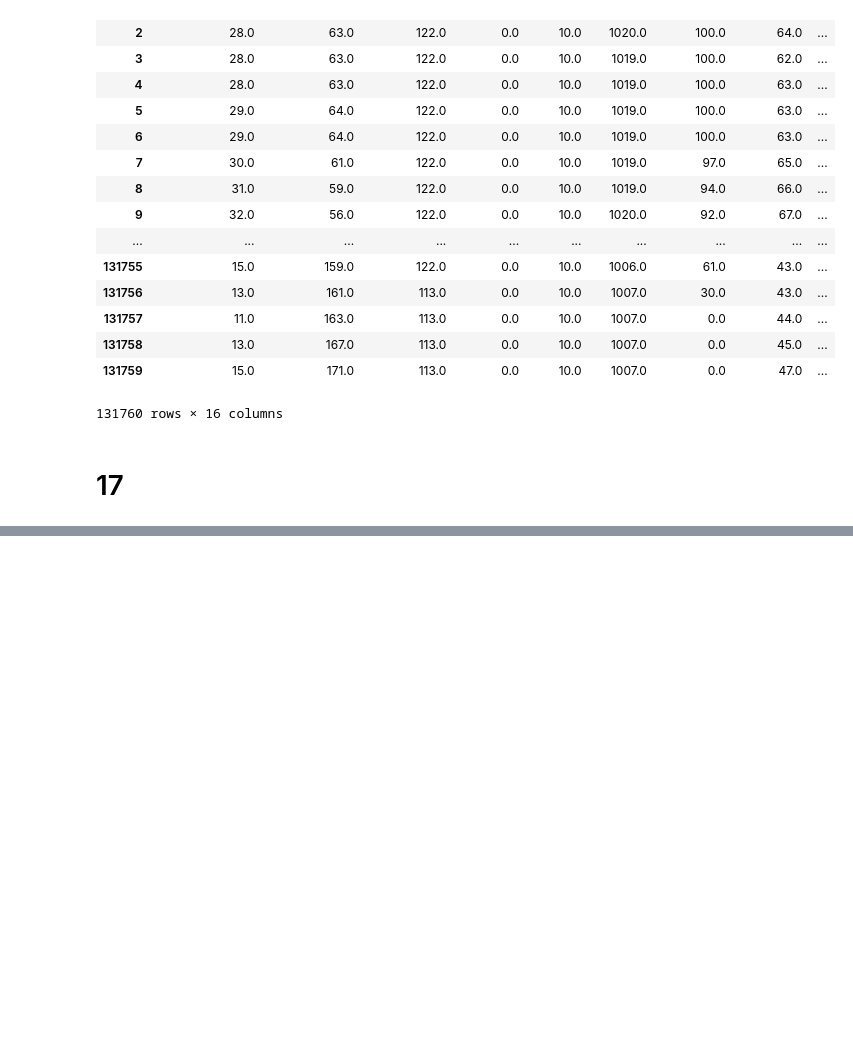
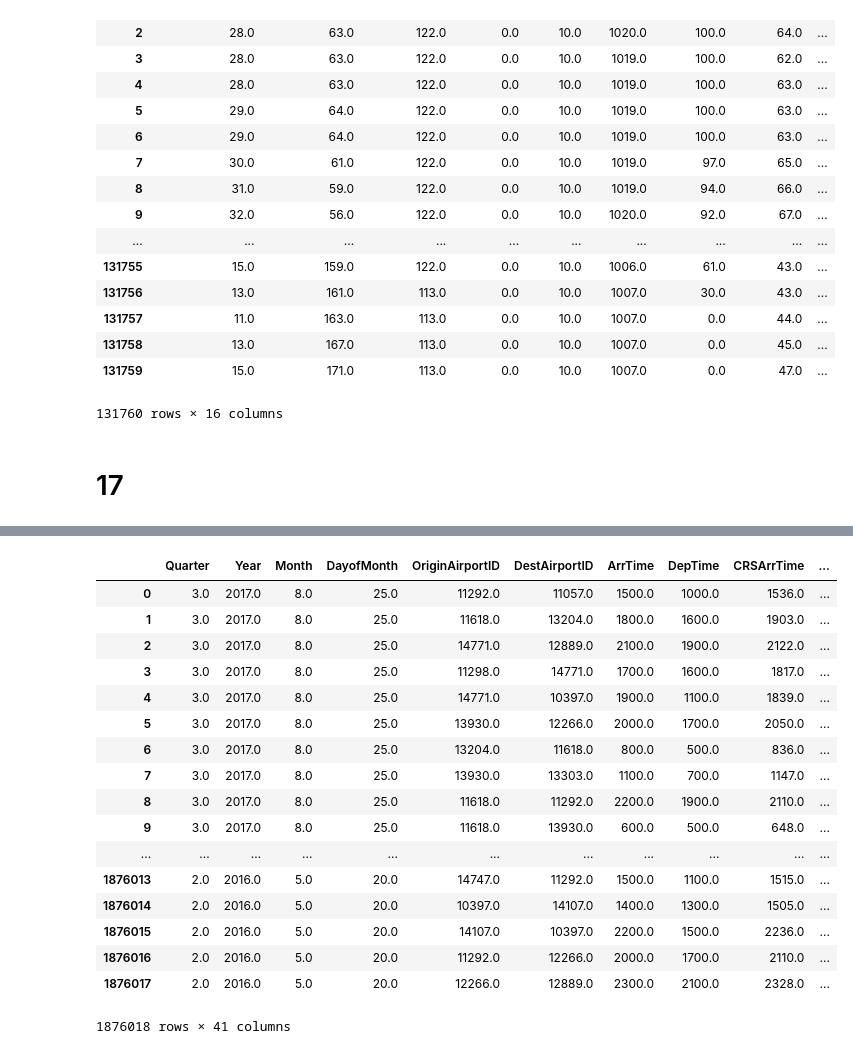
Before and after one commit to AMVamsi/Flight_Delay_Prediction, a Jupyter notebook: Project.ipynb, the cells around one changed output, grey strips where cells are left out. Saved outputs shown, nothing was run; the diff lists cells and outputs as text; code cells hidden in the pictures; blank space fills up the shorter version.

```diff
--- a/Project.ipynb
+++ b/Project.ipynb
@@ -332,0 +363,23 @@ df3
+# %%
+df2=df1.drop(columns=['Unnamed: 0'])
+df2.to_csv("Data.csv")
+df2
+# %% [output]
+|  | Quarter | Year | Month | DayofMonth | OriginAirportID | DestAirportID | ArrTime | DepTime | CRSArrTime | ... |
+| 0 | 3.0 | 2017.0 | 8.0 | 25.0 | 11292.0 | 11057.0 | 1500.0 | 1000.0 | 1536.0 | ... |
+| 1 | 3.0 | 2017.0 | 8.0 | 25.0 | 11618.0 | 13204.0 | 1800.0 | 1600.0 | 1903.0 | ... |
+| 2 | 3.0 | 2017.0 | 8.0 | 25.0 | 14771.0 | 12889.0 | 2100.0 | 1900.0 | 2122.0 | ... |
+| 3 | 3.0 | 2017.0 | 8.0 | 25.0 | 11298.0 | 14771.0 | 1700.0 | 1600.0 | 1817.0 | ... |
+| 4 | 3.0 | 2017.0 | 8.0 | 25.0 | 14771.0 | 10397.0 | 1900.0 | 1100.0 | 1839.0 | ... |
+| 5 | 3.0 | 2017.0 | 8.0 | 25.0 | 13930.0 | 12266.0 | 2000.0 | 1700.0 | 2050.0 | ... |
+| 6 | 3.0 | 2017.0 | 8.0 | 25.0 | 13204.0 | 11618.0 | 800.0 | 500.0 | 836.0 | ... |
+| 7 | 3.0 | 2017.0 | 8.0 | 25.0 | 13930.0 | 13303.0 | 1100.0 | 700.0 | 1147.0 | ... |
+| 8 | 3.0 | 2017.0 | 8.0 | 25.0 | 11618.0 | 11292.0 | 2200.0 | 1900.0 | 2110.0 | ... |
+| 9 | 3.0 | 2017.0 | 8.0 | 25.0 | 11618.0 | 13930.0 | 600.0 | 500.0 | 648.0 | ... |
+| ... | ... | ... | ... | ... | ... | ... | ... | ... | ... | ... |
+| 1876013 | 2.0 | 2016.0 | 5.0 | 20.0 | 14747.0 | 11292.0 | 1500.0 | 1100.0 | 1515.0 | ... |
+| 1876014 | 2.0 | 2016.0 | 5.0 | 20.0 | 10397.0 | 14107.0 | 1400.0 | 1300.0 | 1505.0 | ... |
+| 1876015 | 2.0 | 2016.0 | 5.0 | 20.0 | 14107.0 | 10397.0 | 2200.0 | 1500.0 | 2236.0 | ... |
+| 1876016 | 2.0 | 2016.0 | 5.0 | 20.0 | 11292.0 | 12266.0 | 2000.0 | 1700.0 | 2110.0 | ... |
+| 1876017 | 2.0 | 2016.0 | 5.0 | 20.0 | 12266.0 | 12889.0 | 2300.0 | 2100.0 | 2328.0 | ... |
+1876018 rows × 41 columns
```
Also changed, not shown: parts of 1 cell of this notebook.
